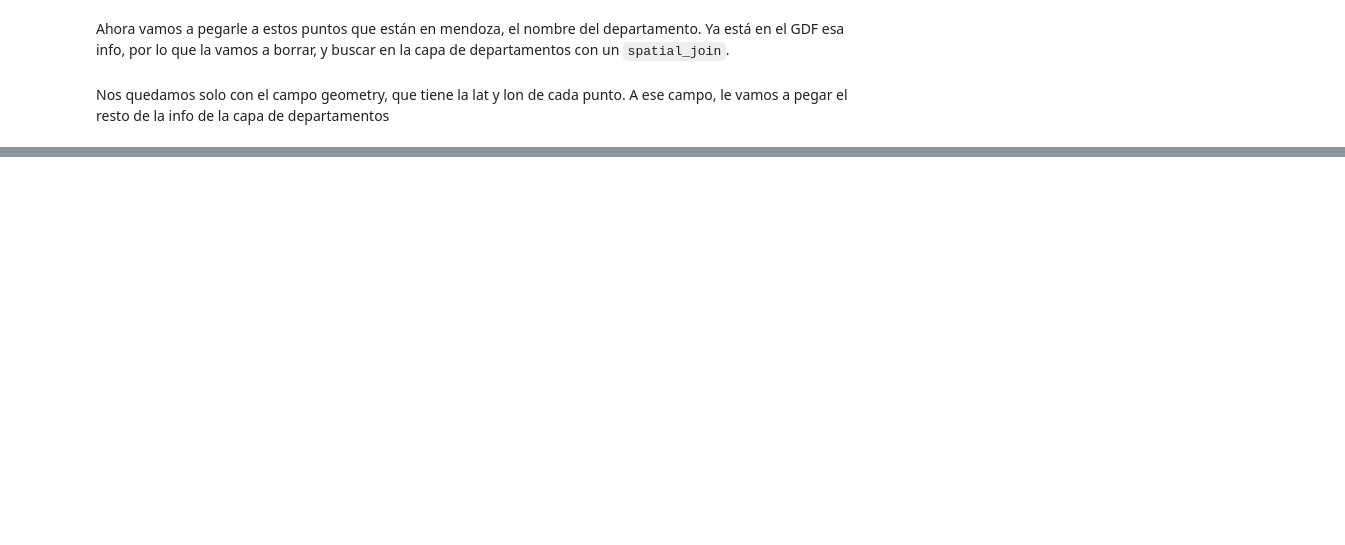
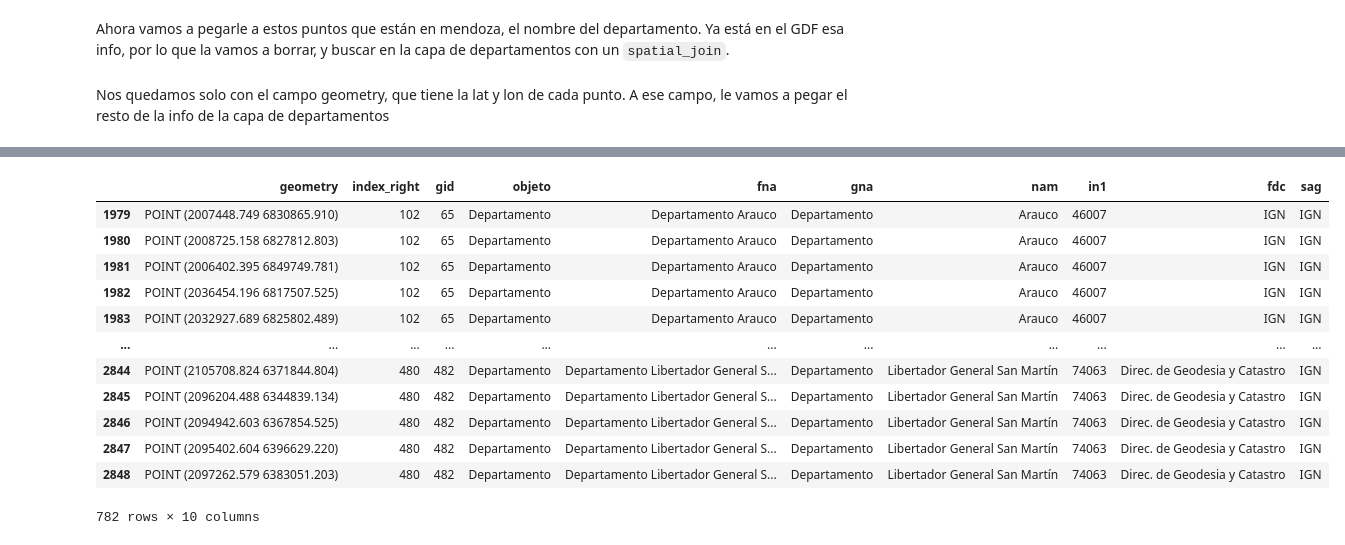
Before and after one commit to matog/Flacso_ciencia_de_datos_python_2023, a Jupyter notebook: Clase4/5 - GIS.ipynb, the cells around one changed output, grey strips where cells are left out. Saved outputs shown, nothing was run; the diff lists cells and outputs as text; code cells hidden in the pictures; blank space fills up the shorter version.

```diff
--- a/Clase4/5 - GIS.ipynb
+++ b/Clase4/5 - GIS.ipynb
@@ -710,5 +738,19 @@ gdf_depar = s_join.sjoin(gdf_depart, how="inner", predicate='intersects')
 # %%
-gdf_depar
+gdf_depar_join
+# %% [output]
+|  | geometry | index_right | gid | objeto | fna | gna | nam | in1 | fdc | sag |
+| 1979 | POINT (2007448.749 6830865.910) | 102 | 65 | Departamento | Departamento Arauco | Departamento | Arauco | 46007 | IGN | IGN |
+| 1980 | POINT (2008725.158 6827812.803) | 102 | 65 | Departamento | Departamento Arauco | Departamento | Arauco | 46007 | IGN | IGN |
+| 1981 | POINT (2006402.395 6849749.781) | 102 | 65 | Departamento | Departamento Arauco | Departamento | Arauco | 46007 | IGN | IGN |
+| 1982 | POINT (2036454.196 6817507.525) | 102 | 65 | Departamento | Departamento Arauco | Departamento | Arauco | 46007 | IGN | IGN |
+| 1983 | POINT (2032927.689 6825802.489) | 102 | 65 | Departamento | Departamento Arauco | Departamento | Arauco | 46007 | IGN | IGN |
+| ... | ... | ... | ... | ... | ... | ... | ... | ... | ... | ... |
+| 2844 | POINT (2105708.824 6371844.804) | 480 | 482 | Departamento | Departamento Libertador General S... | Departamento | Libertador General San Martín | 74063 | Direc. de Geodesia y Catastro | IGN |
+| 2845 | POINT (2096204.488 6344839.134) | 480 | 482 | Departamento | Departamento Libertador General S... | Departamento | Libertador General San Martín | 74063 | Direc. de Geodesia y Catastro | IGN |
+| 2846 | POINT (2094942.603 6367854.525) | 480 | 482 | Departamento | Departamento Libertador General S... | Departamento | Libertador General San Martín | 74063 | Direc. de Geodesia y Catastro | IGN |
+| 2847 | POINT (2095402.604 6396629.220) | 480 | 482 | Departamento | Departamento Libertador General S... | Departamento | Libertador General San Martín | 74063 | Direc. de Geodesia y Catastro | IGN |
+| 2848 | POINT (2097262.579 6383051.203) | 480 | 482 | Departamento | Departamento Libertador General S... | Departamento | Libertador General San Martín | 74063 | Direc. de Geodesia y Catastro | IGN |
+782 rows × 10 columns
 # %%
 fig, ax = plt.subplots(figsize=(20,12))
 
```
Also changed, not shown: parts of 8 cells of this notebook, 4 other files.
